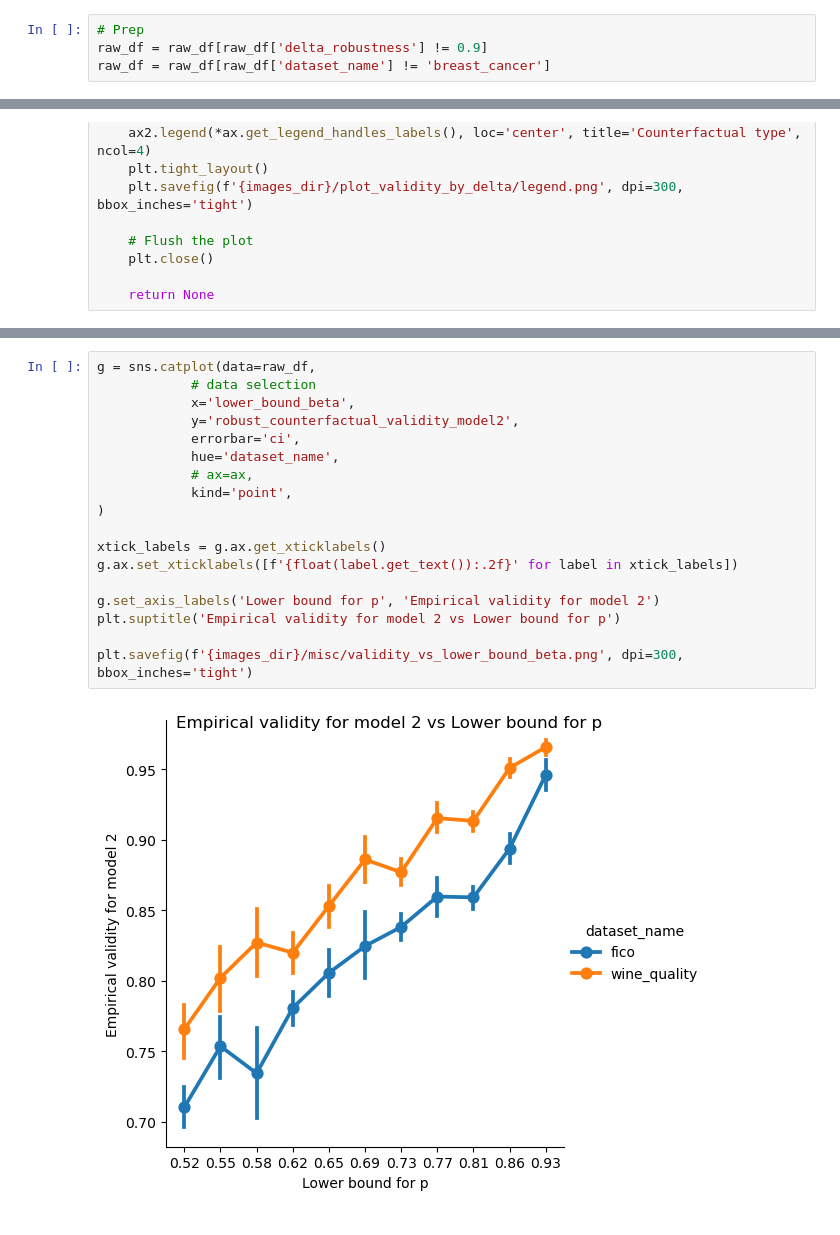
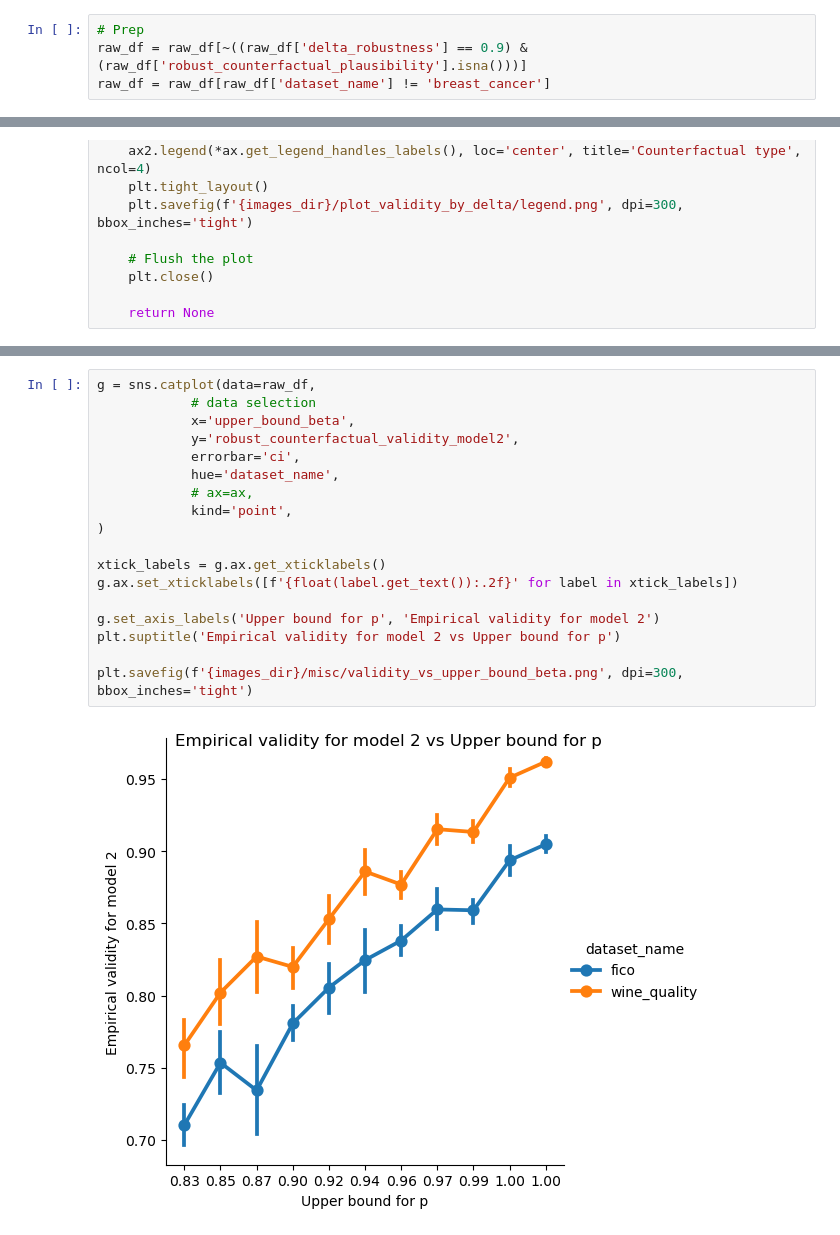
Before and after one commit to istepka/betarce, a Jupyter notebook: check.ipynb, the cells around one changed output, grey strips where cells are left out. Cells and saved outputs as stored; diff of their text form.

```diff
--- a/check.ipynb
+++ b/check.ipynb
@@ -59,6 +59,6 @@ None
 # %%
 # Prep
-raw_df = raw_df[raw_df['delta_robustness'] != 0.9]
+raw_df = raw_df[~((raw_df['delta_robustness'] == 0.9) & (raw_df['robust_counterfactual_plausibility'].isna()))]
 raw_df = raw_df[raw_df['dataset_name'] != 'breast_cancer']
 # %%
 np.sum(((raw_df['delta_robustness'] == 0.7).to_numpy() & raw_df['robust_counterfactual_plausibility'].notna().to_numpy()))
@@ -354,23 +389,23 @@ plt.savefig(f'{images_dir}/misc/combined_violinplot.png', dpi=300, bbox_inches='
 # %%
 g = sns.catplot(data=raw_df,
             # data selection
-            x='lower_bound_beta',
+            x='upper_bound_beta',
             y='robust_counterfactual_validity_model2',
             errorbar='ci',
             hue='dataset_name',
             # ax=ax,
             kind='point',
 )
 
 xtick_labels = g.ax.get_xticklabels()
 g.ax.set_xticklabels([f'{float(label.get_text()):.2f}' for label in xtick_labels])
 
-g.set_axis_labels('Lower bound for p', 'Empirical validity for model 2')
-plt.suptitle('Empirical validity for model 2 vs Lower bound for p')
+g.set_axis_labels('Upper bound for p', 'Empirical validity for model 2')
+plt.suptitle('Empirical validity for model 2 vs Upper bound for p')
 
-plt.savefig(f'{images_dir}/misc/validity_vs_lower_bound_beta.png', dpi=300, bbox_inches='tight')
+plt.savefig(f'{images_dir}/misc/validity_vs_upper_bound_beta.png', dpi=300, bbox_inches='tight')
 # %% [output]
-[figure, old version]
+[figure, new version]
 # %%
 _df = raw_df.copy()
 _df['mean_of_p_credible_interval'] = (_df['upper_bound_beta'] - _df['lower_bound_beta']) / 2 + _df['lower_bound_beta']
```
Also changed, not shown: parts of 16 cells of this notebook, 2 other files.
